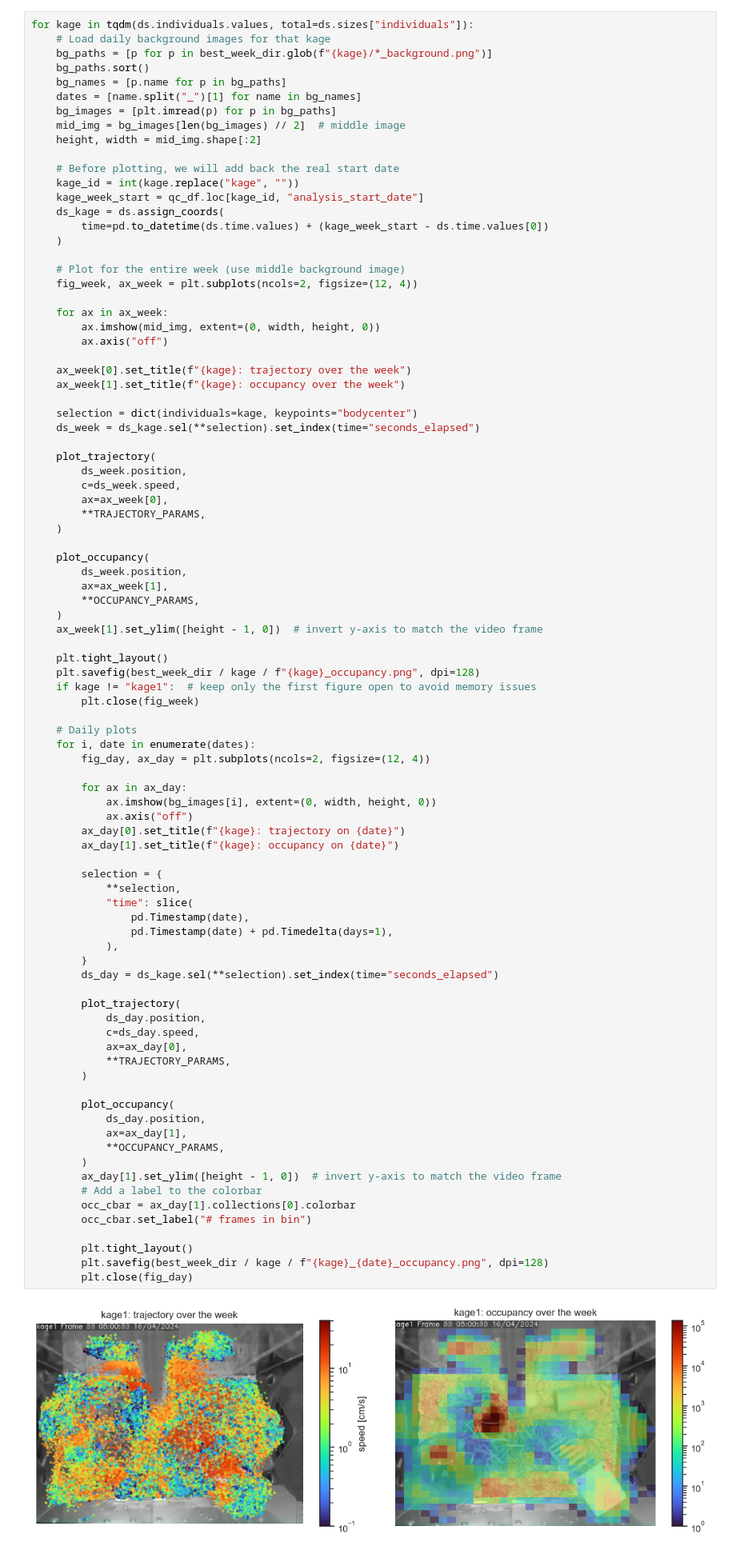
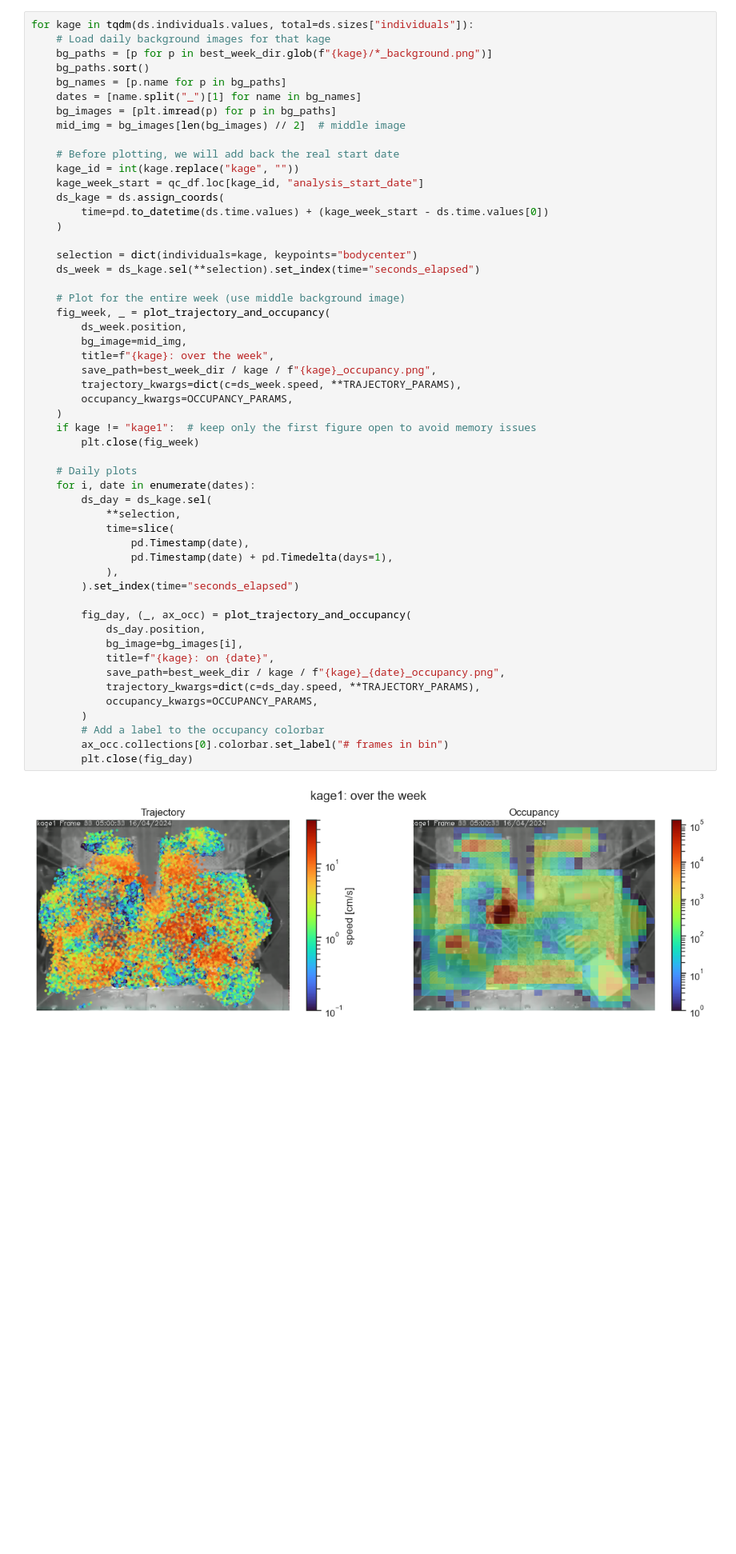
Before and after one commit to neuroinformatics-unit/smart-kages-movement, a Jupyter notebook: notebooks/05_best_week_overview.ipynb, the cells around one changed output. Shown at 80% size. Saved outputs shown, nothing was run; the diff lists cells and outputs as text; blank space fills up the shorter version.

Commit message:
made function for combined trajectory-occupancy plot

```diff
--- a/notebooks/05_best_week_overview.ipynb
+++ b/notebooks/05_best_week_overview.ipynb
@@ -264,88 +263,52 @@ for kage in tqdm(ds.individuals.values, total=ds.sizes["individuals"]):
     dates = [name.split("_")[1] for name in bg_names]
     bg_images = [plt.imread(p) for p in bg_paths]
     mid_img = bg_images[len(bg_images) // 2]  # middle image
-    height, width = mid_img.shape[:2]
 
     # Before plotting, we will add back the real start date
     kage_id = int(kage.replace("kage", ""))
     kage_week_start = qc_df.loc[kage_id, "analysis_start_date"]
     ds_kage = ds.assign_coords(
         time=pd.to_datetime(ds.time.values) + (kage_week_start - ds.time.values[0])
     )
 
-    # Plot for the entire week (use middle background image)
-    fig_week, ax_week = plt.subplots(ncols=2, figsize=(12, 4))
-
-    for ax in ax_week:
-        ax.imshow(mid_img, extent=(0, width, height, 0))
-        ax.axis("off")
-
-    ax_week[0].set_title(f"{kage}: trajectory over the week")
-    ax_week[1].set_title(f"{kage}: occupancy over the week")
-
     selection = dict(individuals=kage, keypoints="bodycenter")
     ds_week = ds_kage.sel(**selection).set_index(time="seconds_elapsed")
 
-    plot_trajectory(
+    # Plot for the entire week (use middle background image)
+    fig_week, _ = plot_trajectory_and_occupancy(
         ds_week.position,
-        c=ds_week.speed,
-        ax=ax_week[0],
-        **TRAJECTORY_PARAMS,
+        bg_image=mid_img,
+        title=f"{kage}: over the week",
+        save_path=best_week_dir / kage / f"{kage}_occupancy.png",
+        trajectory_kwargs=dict(c=ds_week.speed, **TRAJECTORY_PARAMS),
+        occupancy_kwargs=OCCUPANCY_PARAMS,
     )
-
-    plot_occupancy(
-        ds_week.position,
-        ax=ax_week[1],
-        **OCCUPANCY_PARAMS,
-    )
-    ax_week[1].set_ylim([height - 1, 0])  # invert y-axis to match the video frame
-
-    plt.tight_layout()
-    plt.savefig(best_week_dir / kage / f"{kage}_occupancy.png", dpi=128)
     if kage != "kage1":  # keep only the first figure open to avoid memory issues
         plt.close(fig_week)
 
     # Daily plots
     for i, date in enumerate(dates):
-        fig_day, ax_day = plt.subplots(ncols=2, figsize=(12, 4))
-
-        for ax in ax_day:
-            ax.imshow(bg_images[i], extent=(0, width, height, 0))
-            ax.axis("off")
-        ax_day[0].set_title(f"{kage}: trajectory on {date}")
-        ax_day[1].set_title(f"{kage}: occupancy on {date}")
-
-        selection = {
+        ds_day = ds_kage.sel(
             **selection,
-            "time": slice(
+            time=slice(
                 pd.Timestamp(date),
                 pd.Timestamp(date) + pd.Timedelta(days=1),
             ),
-        }
-        ds_day = ds_kage.sel(**selection).set_index(time="seconds_elapsed")
+        ).set_index(time="seconds_elapsed")
 
-        plot_trajectory(
+        fig_day, (_, ax_occ) = plot_trajectory_and_occupancy(
             ds_day.position,
-            c=ds_day.speed,
-            ax=ax_day[0],
-            **TRAJECTORY_PARAMS,
+            bg_image=bg_images[i],
+            title=f"{kage}: on {date}",
+            save_path=best_week_dir / kage / f"{kage}_{date}_occupancy.png",
+            trajectory_kwargs=dict(c=ds_day.speed, **TRAJECTORY_PARAMS),
+            occupancy_kwargs=OCCUPANCY_PARAMS,
         )
-
-        plot_occupancy(
-            ds_day.position,
-            ax=ax_day[1],
-            **OCCUPANCY_PARAMS,
-        )
-        ax_day[1].set_ylim([height - 1, 0])  # invert y-axis to match the video frame
-        # Add a label to the colorbar
-        occ_cbar = ax_day[1].collections[0].colorbar
-        occ_cbar.set_label("# frames in bin")
-
-        plt.tight_layout()
-        plt.savefig(best_week_dir / kage / f"{kage}_{date}_occupancy.png", dpi=128)
+        # Add a label to the occupancy colorbar
+        ax_occ.collections[0].colorbar.set_label("# frames in bin")
         plt.close(fig_day)
 # %% [output]
-[figure, old version]
+[figure, new version]
 # %% [markdown]
 ## Compute binned activity
 # %% [markdown]
```
Also changed, not shown: parts of 1 cell of this notebook, 1 other file.
